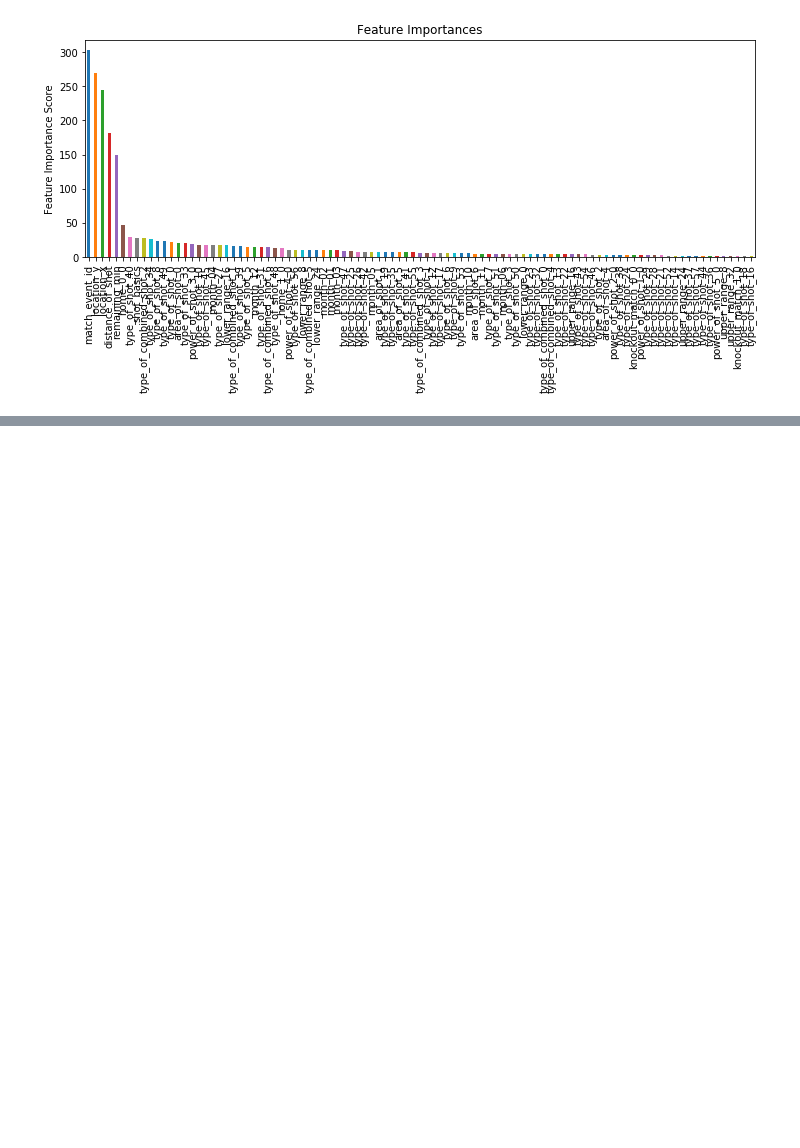
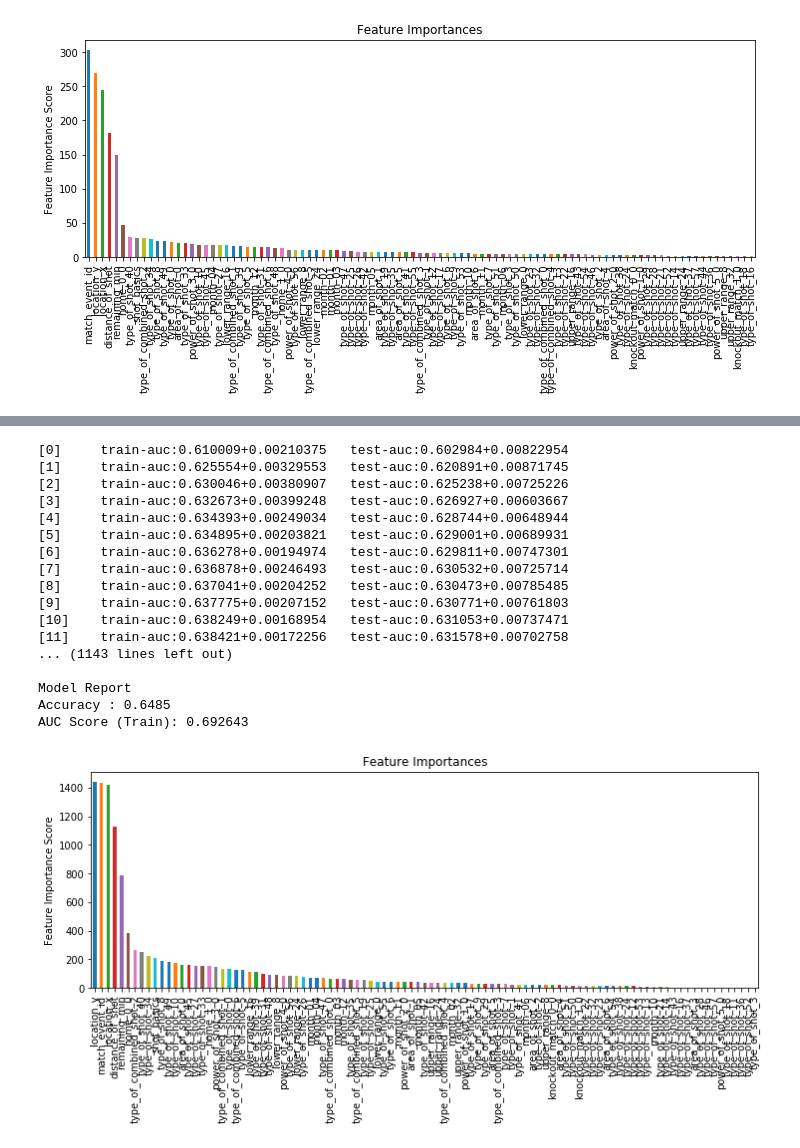
Before and after one commit to bhavi289/ZS, a Jupyter notebook: main.ipynb, the cells around one changed output, grey strips where cells are left out. Drawn from its saved outputs; the diff is of its cells as text; code cells hidden in the pictures; blank space fills up the shorter version.

Commit message:
more parameter tuning XGBoost and report

```diff
--- a/main.ipynb
+++ b/main.ipynb
@@ -966,3 +1109,37 @@ AUC Score (Train): 0.715594
+# %%
+xgb4 = XGBClassifier(
+ learning_rate =0.01,
+ n_estimators=5000,
+ max_depth=4,
+ min_child_weight=5,
+ gamma=0.3,
+ subsample=0.9,
+ colsample_bytree=0.55,
+ reg_alpha=0.1,
+ objective= 'binary:logistic',
+ nthread=4,
+ scale_pos_weight=1,
+ seed=27)
+modelfit(xgb4, train, predictors)
+# %% [output]
+[0]     train-auc:0.610009+0.00210375   test-auc:0.602984+0.00822954
+[1]     train-auc:0.625554+0.00329553   test-auc:0.620891+0.00871745
+[2]     train-auc:0.630046+0.00380907   test-auc:0.625238+0.00725226
+[3]     train-auc:0.632673+0.00399248   test-auc:0.626927+0.00603667
+[4]     train-auc:0.634393+0.00249034   test-auc:0.628744+0.00648944
+[5]     train-auc:0.634895+0.00203821   test-auc:0.629001+0.00689931
+[6]     train-auc:0.636278+0.00194974   test-auc:0.629811+0.00747301
+[7]     train-auc:0.636878+0.00246493   test-auc:0.630532+0.00725714
+[8]     train-auc:0.637041+0.00204252   test-auc:0.630473+0.00785485
+[9]     train-auc:0.637775+0.00207152   test-auc:0.630771+0.00761803
+[10]    train-auc:0.638249+0.00168954   test-auc:0.631053+0.00737471
+[11]    train-auc:0.638421+0.00172256   test-auc:0.631578+0.00702758
+... (1143 lines left out)
+
+Model Report
+Accuracy : 0.6485
+AUC Score (Train): 0.692643
+[figure, added]
 # %%
 '''
 ({'mean_fit_time': array([25.47543125, 29.29744964, 37.45478344, 51.23701358, 45.63270326,
```
Also changed, not shown: parts of 7 cells of this notebook, 1 other file.
